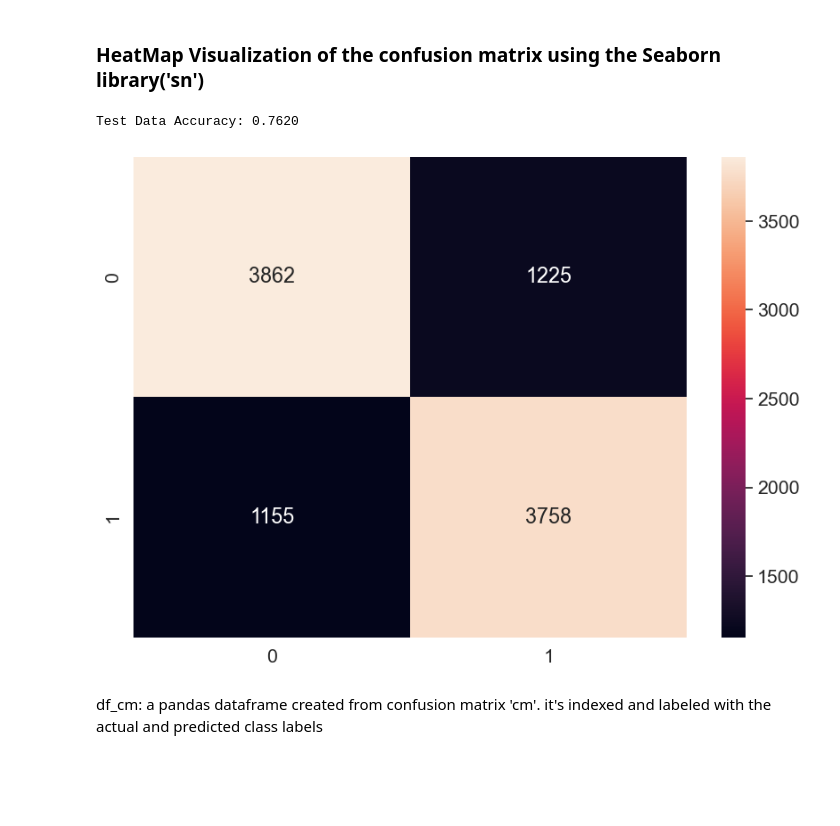
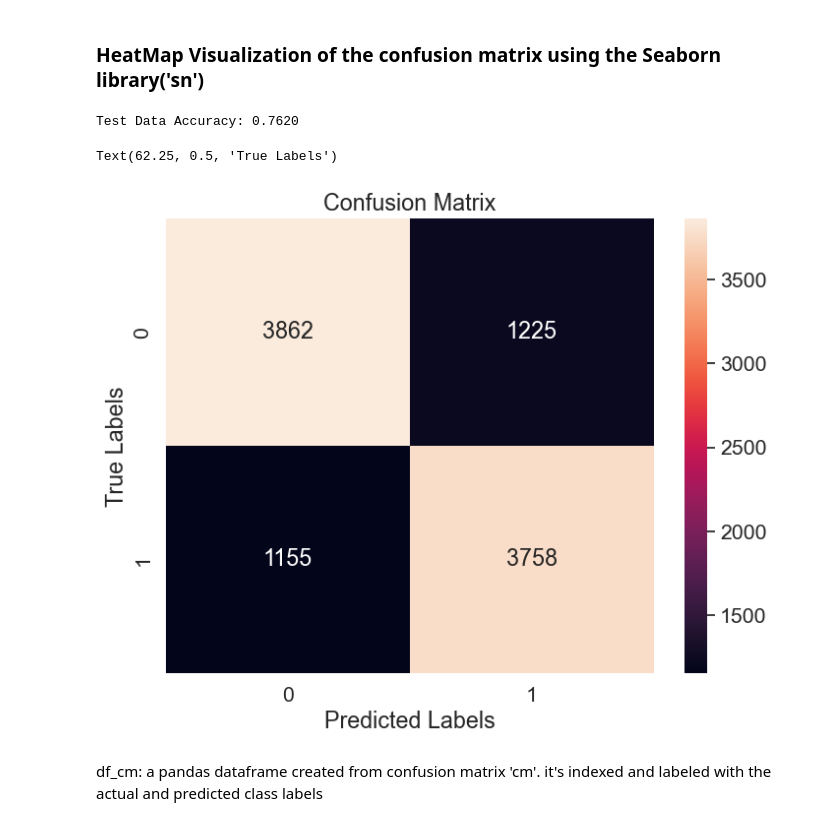
Before and after one commit to preeyasinghc/Final-Project, a Jupyter notebook: CustomerAppSubscription.ipynb, the cells around one changed output. Drawn from its saved outputs; the diff is of its cells as text; code cells hidden in the pictures; blank space fills up the shorter version.

```diff
--- a/CustomerAppSubscription.ipynb
+++ b/CustomerAppSubscription.ipynb
@@ -649,13 +671,17 @@ f1_score(y_test, y_pred)
 ### HeatMap Visualization of the confusion matrix using the Seaborn library('sn')
 # %%
 df_cm = pd.DataFrame(cm, index = (0, 1), columns = (0, 1))
-plt.figure(figsize = (10,7))
+plt.figure(figsize = (8,6))
 sn.set(font_scale=1.4)
 sn.heatmap(df_cm, annot=True, fmt='g')
 print("Test Data Accuracy: %0.4f" % accuracy_score(y_test, y_pred))
+plt.title('Confusion Matrix')
+plt.xlabel('Predicted Labels')
+plt.ylabel('True Labels')
 # %% [output]
 Test Data Accuracy: 0.7620
+Text(62.25, 0.5, 'True Labels')
-[figure, old version]
+[figure, new version]
 # %% [markdown]
 df_cm: a pandas dataframe created from confusion matrix 'cm'. it's indexed and labeled with the actual and predicted class labels
 # %%
```
Also changed, not shown: parts of 29 cells of this notebook.
